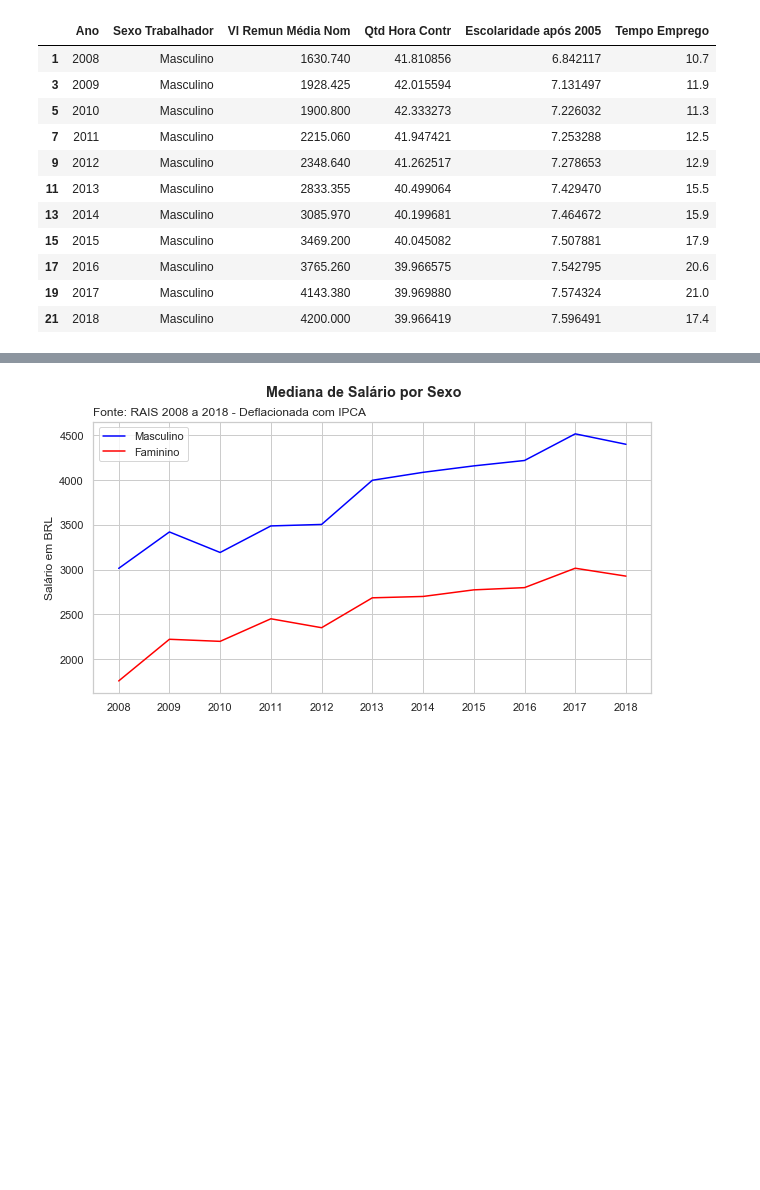
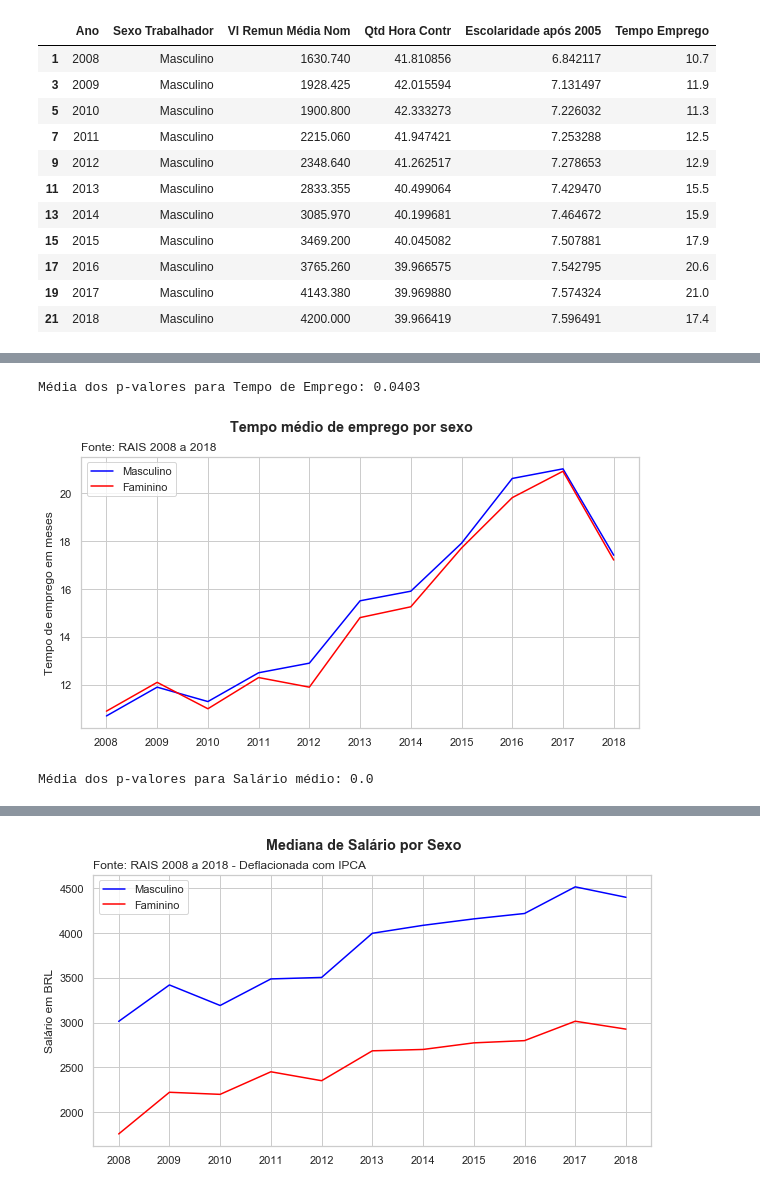
Before and after one commit to neylsoncrepalde/diversidade_mercado_ia, a Jupyter notebook: src/exploratoria.ipynb, the cells around one changed output, grey strips where cells are left out. Saved outputs shown, nothing was run; the diff lists cells and outputs as text; code cells hidden in the pictures; blank space fills up the shorter version.

```diff
--- a/src/exploratoria.ipynb
+++ b/src/exploratoria.ipynb
@@ -335,0 +389,33 @@ ddd.loc[ddd['Sexo Trabalhador'] == 'Masculino',:]
+# %%
+# Testa diferenças de tempo de emprego usando bootstrap
+pvalores_tempoemprego = []
+for i in range(1000):
+    res = stats.ttest_ind(sud.loc[(sud["Sexo Trabalhador"] == "Masculino") & (sud.Ano == 2018),"Tempo Emprego"].sample(n=10000),
+                          sud.loc[(sud["Sexo Trabalhador"] == "Feminino") & (sud.Ano == 2018),"Tempo Emprego"].sample(n=5000))
+    pvalores_tempoemprego.append(res.pvalue)
+print("Média dos p-valores para Tempo de Emprego:", np.mean(pvalores_tempoemprego).round(4))
+# %% [output]
+Média dos p-valores para Tempo de Emprego: 0.0403
+# %%
+# Tempo médio de emprego
+plt.figure(figsize=(10,5))
+plt.plot(list(range(2008, 2019)), ddd.loc[ddd["Sexo Trabalhador"] == "Masculino", "Tempo Emprego"], label='Masculino', c='blue')
+plt.plot(list(range(2008, 2019)), ddd.loc[ddd["Sexo Trabalhador"] == "Feminino", "Tempo Emprego"], label='Faminino', c='red')
+plt.xticks(np.array(range(2008, 2019)))
+plt.suptitle("Tempo médio de emprego por sexo", fontweight="bold", fontsize="large")
+plt.title("Fonte: RAIS 2008 a 2018", loc='left')
+plt.ylabel("Tempo de emprego em meses")
+plt.legend()
+plt.show()
+# %% [output]
+[figure, added]
+# %%
+# Testa diferenças de salário usando bootstrap
+pvalores_sal = []
+for i in range(1000):
+    res = stats.ttest_ind(sud.loc[(sud["Sexo Trabalhador"] == "Masculino") & (sud.Ano == 2018),"Vl Remun Média Nom"].sample(n=10000),
+                          sud.loc[(sud["Sexo Trabalhador"] == "Feminino") & (sud.Ano == 2018),"Vl Remun Média Nom"].sample(n=5000))
+    pvalores_sal.append(res.pvalue)
+print("Média dos p-valores para Salário médio:", np.mean(pvalores_sal).round(4))
+# %% [output]
+Média dos p-valores para Salário médio: 0.0
```
Also changed, not shown: parts of 33 cells of this notebook.
